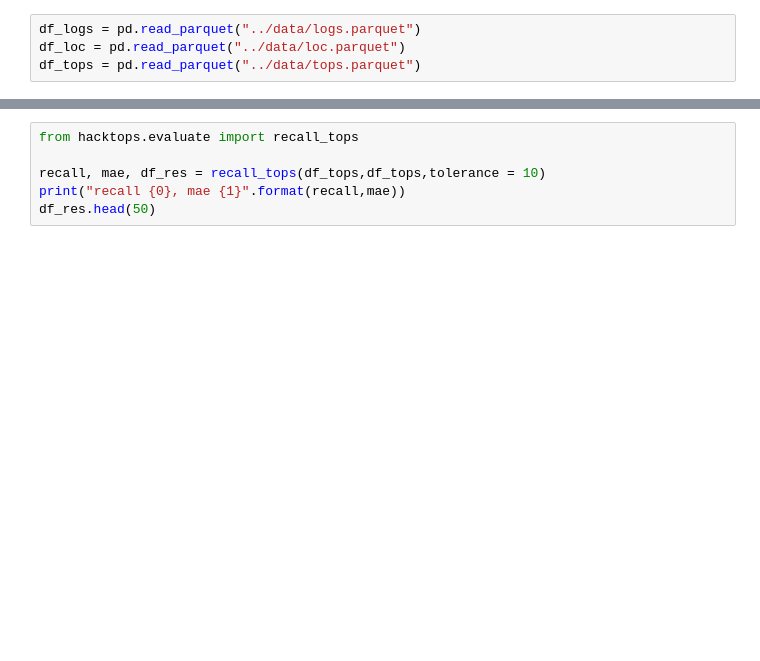
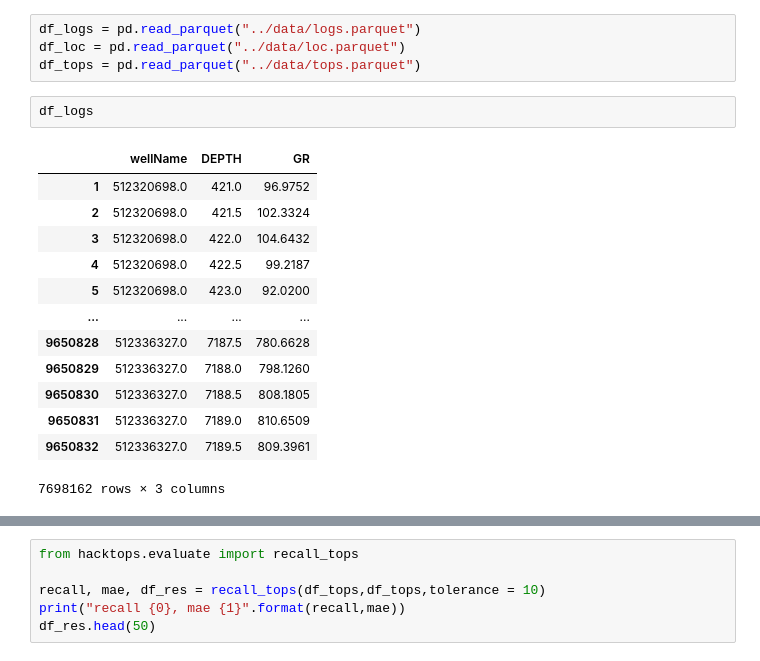
Before and after one commit to ZhichengLuo/hacktops, a Jupyter notebook: notebook/ETL_TOPS.ipynb, the cells around one changed output, grey strips where cells are left out. Drawn from its saved outputs; the diff is of its cells as text; blank space fills up the shorter version.

```diff
--- a/notebook/ETL_TOPS.ipynb
+++ b/notebook/ETL_TOPS.ipynb
@@ -13,3 +13,19 @@ init_notebook_mode(connected=True)
 df_logs = pd.read_parquet("../data/logs.parquet")
 df_loc = pd.read_parquet("../data/loc.parquet")
 df_tops = pd.read_parquet("../data/tops.parquet")
+# %%
+df_logs
+# %% [output]
+|  | wellName | DEPTH | GR |
+| 1 | 512320698.0 | 421.0 | 96.9752 |
+| 2 | 512320698.0 | 421.5 | 102.3324 |
+| 3 | 512320698.0 | 422.0 | 104.6432 |
+| 4 | 512320698.0 | 422.5 | 99.2187 |
+| 5 | 512320698.0 | 423.0 | 92.0200 |
+| ... | ... | ... | ... |
+| 9650828 | 512336327.0 | 7187.5 | 780.6628 |
+| 9650829 | 512336327.0 | 7188.0 | 798.1260 |
+| 9650830 | 512336327.0 | 7188.5 | 808.1805 |
+| 9650831 | 512336327.0 | 7189.0 | 810.6509 |
+| 9650832 | 512336327.0 | 7189.5 | 809.3961 |
+7698162 rows × 3 columns
```
Also changed, not shown: parts of 9 cells of this notebook, 1 other file.
